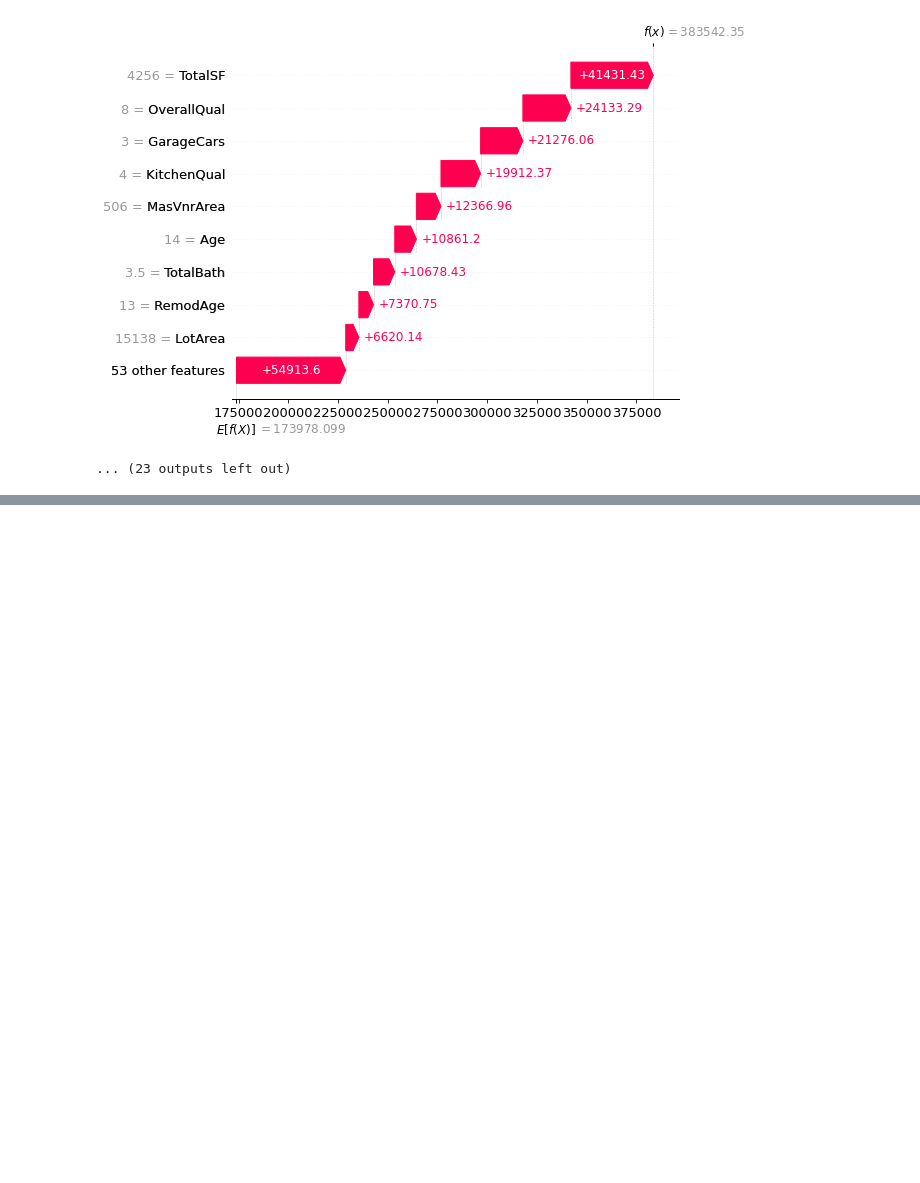
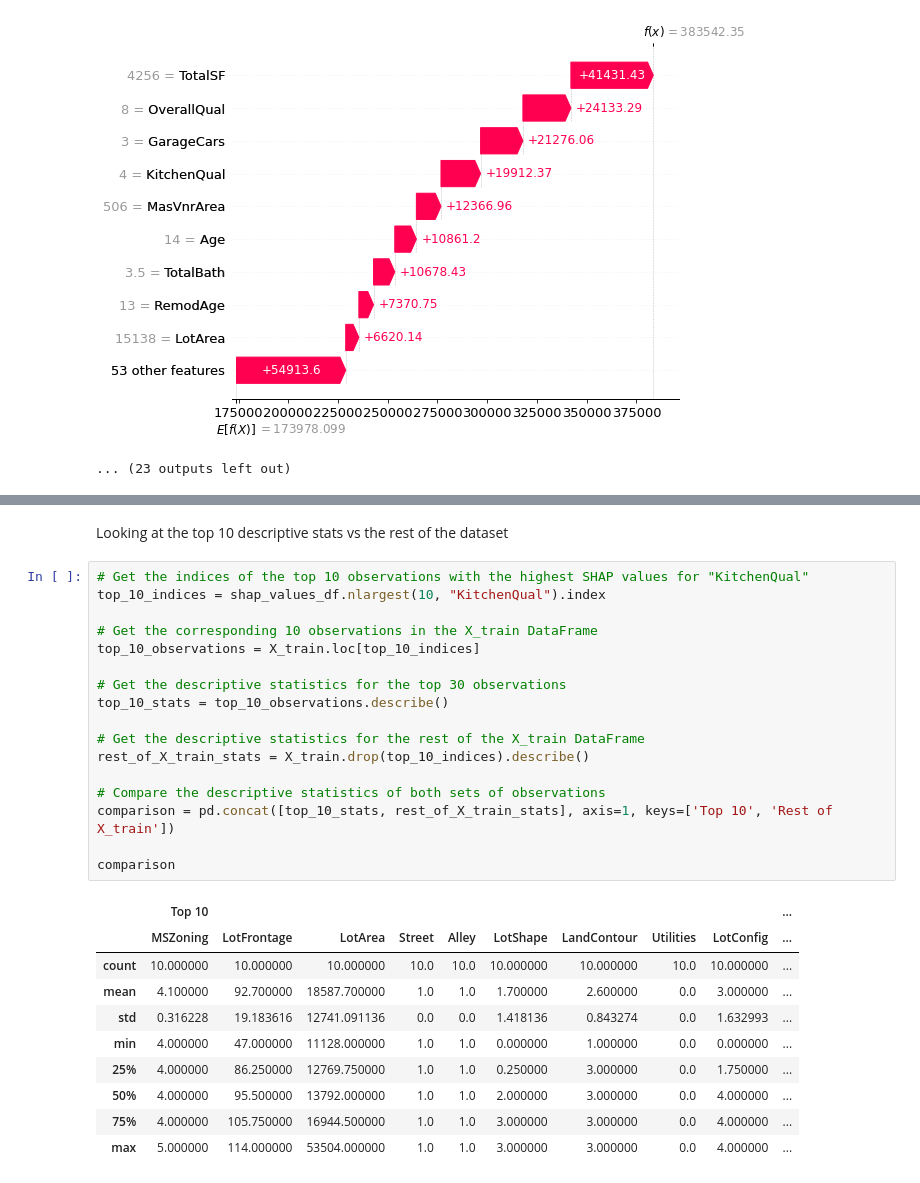
Before and after one commit to jasonphillip/Ames_Housing_ML_Project, a Jupyter notebook: models/Random_forest_model.ipynb, the cells around one changed output, grey strips where cells are left out. Saved outputs shown, nothing was run; the diff lists cells and outputs as text; blank space fills up the shorter version.

```diff
--- a/models/Random_forest_model.ipynb
+++ b/models/Random_forest_model.ipynb
@@ -501,0 +796,30 @@ housing
+# %% [markdown]
+Looking at the top 10 descriptive stats vs the rest of the dataset
+# %%
+# Get the indices of the top 10 observations with the highest SHAP values for "KitchenQual"
+top_10_indices = shap_values_df.nlargest(10, "KitchenQual").index
+
+# Get the corresponding 10 observations in the X_train DataFrame
+top_10_observations = X_train.loc[top_10_indices]
+
+# Get the descriptive statistics for the top 30 observations
+top_10_stats = top_10_observations.describe()
+
+# Get the descriptive statistics for the rest of the X_train DataFrame
+rest_of_X_train_stats = X_train.drop(top_10_indices).describe()
+
+# Compare the descriptive statistics of both sets of observations
+comparison = pd.concat([top_10_stats, rest_of_X_train_stats], axis=1, keys=['Top 10', 'Rest of X_train'])
+
+comparison
+# %% [output]
+|  | Top 10 |  |  |  |  |  |  |  |  | ... |
+|  | MSZoning | LotFrontage | LotArea | Street | Alley | LotShape | LandContour | Utilities | LotConfig | ... |
+| count | 10.000000 | 10.000000 | 10.000000 | 10.0 | 10.0 | 10.000000 | 10.000000 | 10.0 | 10.000000 | ... |
+| mean | 4.100000 | 92.700000 | 18587.700000 | 1.0 | 1.0 | 1.700000 | 2.600000 | 0.0 | 3.000000 | ... |
+| std | 0.316228 | 19.183616 | 12741.091136 | 0.0 | 0.0 | 1.418136 | 0.843274 | 0.0 | 1.632993 | ... |
+| min | 4.000000 | 47.000000 | 11128.000000 | 1.0 | 1.0 | 0.000000 | 1.000000 | 0.0 | 0.000000 | ... |
+| 25% | 4.000000 | 86.250000 | 12769.750000 | 1.0 | 1.0 | 0.250000 | 3.000000 | 0.0 | 1.750000 | ... |
+| 50% | 4.000000 | 95.500000 | 13792.000000 | 1.0 | 1.0 | 2.000000 | 3.000000 | 0.0 | 4.000000 | ... |
+| 75% | 4.000000 | 105.750000 | 16944.500000 | 1.0 | 1.0 | 3.000000 | 3.000000 | 0.0 | 4.000000 | ... |
+| max | 5.000000 | 114.000000 | 53504.000000 | 1.0 | 1.0 | 3.000000 | 3.000000 | 0.0 | 4.000000 | ... |
```
Also changed, not shown: parts of 44 cells of this notebook.
